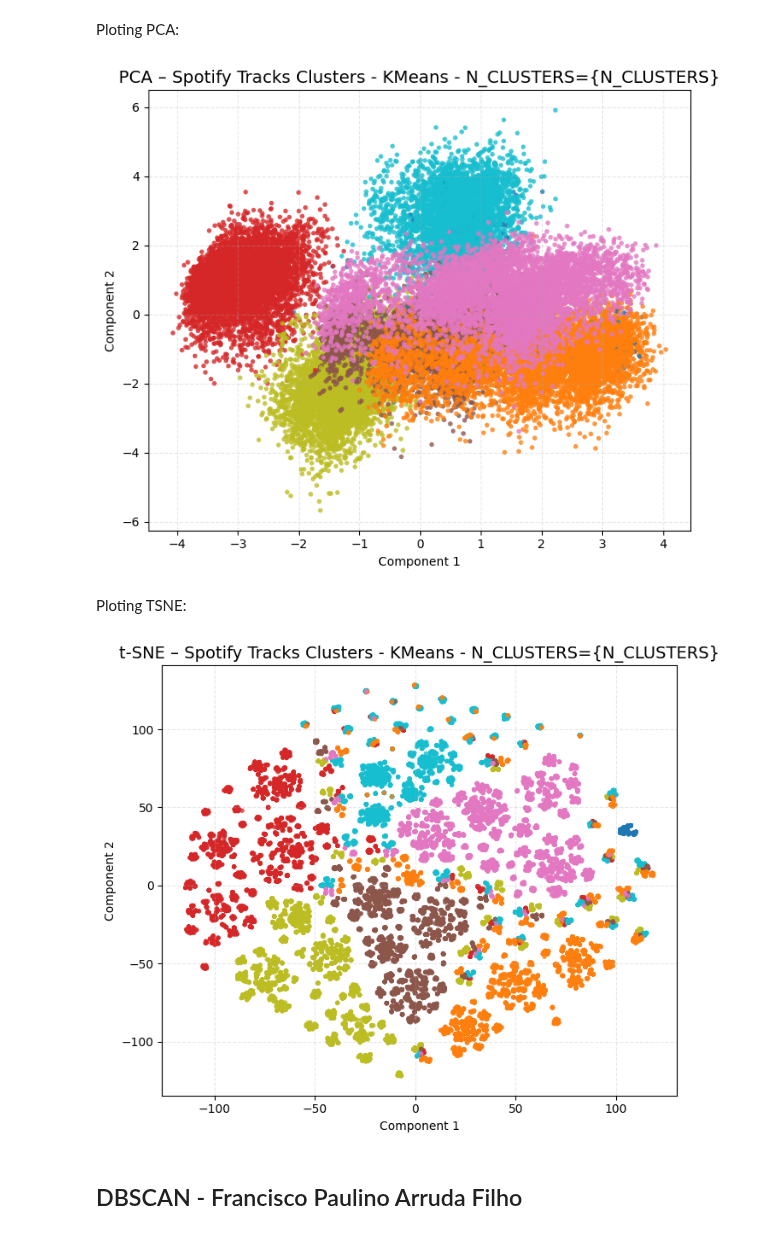
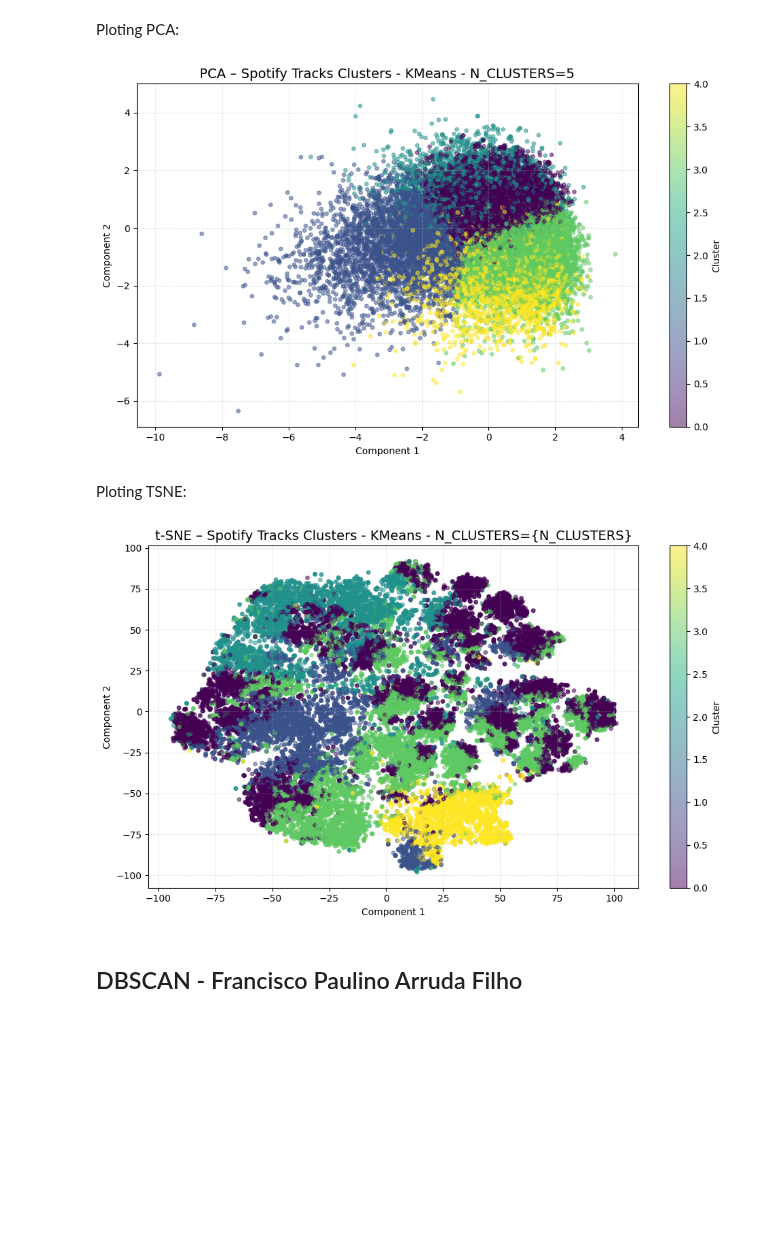
Before and after one commit to JoseEdSouza/machine-learning-works, a Jupyter notebook: spotify/eda.ipynb, the cells around one changed output. Cells and saved outputs as stored; diff of their text form; code cells hidden in the pictures; blank space fills up the shorter version.

```diff
--- a/spotify/eda.ipynb
+++ b/spotify/eda.ipynb
@@ -193,3 +318,13 @@ The elbow graph shows the end of the fall with a shoulder after k = 7. The silho
 # %%
-N_CLUSTERS = 7
+N_CLUSTERS = 5
+# %%
+def get_kmeans_labels(X: np.ndarray, n_clusters: int, random_state: int = RANDOM_STATE) -> np.ndarray:
+    """
+    Fit KMeans and return labels.
+    """
+    model = KMeans(n_clusters=n_clusters, random_state=random_state)
+    labels = model.fit_predict(X)
+    return labels
+# %%
+labels = get_kmeans_labels(X_scaled, n_clusters=N_CLUSTERS, random_state=RANDOM_STATE)
 # %%
@@ -252,46 +361,25 @@ def compute_tsne_2d(
 # %%
 tsne_coords = compute_tsne_2d(X_scaled, perplexity=40, random_state=RANDOM_STATE)
-# %%
-def plot_embedding_2d(embedding, labels, title="2‑D Cluster Visualization"):
-    """
-    Scatter‑plot a 2‑D embedding coloured by cluster labels.
-    """
-    plt.figure(figsize=(7, 6))
-    plt.scatter(
-        embedding[:, 0],
-        embedding[:, 1],
-        c=labels,
-        cmap="tab10",
-        s=15,
-        alpha=0.8,
-        edgecolors="none",
-    )
-    plt.title(title, fontsize=14)
-    plt.xlabel("Component 1")
-    plt.ylabel("Component 2")
-    plt.grid(True, linestyle="--", alpha=0.3)
-    plt.tight_layout()
-    plt.show()
 # %% [markdown]
 Ploting PCA:
 # %%
 plot_embedding_2d(
     pca_coords,
-    cluster_labels,
-    title="PCA – Spotify Tracks Clusters - KMeans - N_CLUSTERS={N_CLUSTERS}",
+    labels,
+    title="PCA – Spotify Tracks Clusters - KMeans - N_CLUSTERS=5",
 )
 # %% [output]
-[figure, old version]
+[figure, new version]
 # %% [markdown]
 Ploting TSNE:
 # %%
 plot_embedding_2d(
     tsne_coords,
-    cluster_labels,
+    labels,
     title="t‑SNE – Spotify Tracks Clusters - KMeans - N_CLUSTERS={N_CLUSTERS}",
 )
 # %% [output]
-[figure, old version]
+[figure, new version]
 # %% [markdown]
 ## DBSCAN - Francisco Paulino Arruda Filho
 # %%
```
Also changed, not shown: parts of 50 cells of this notebook.
